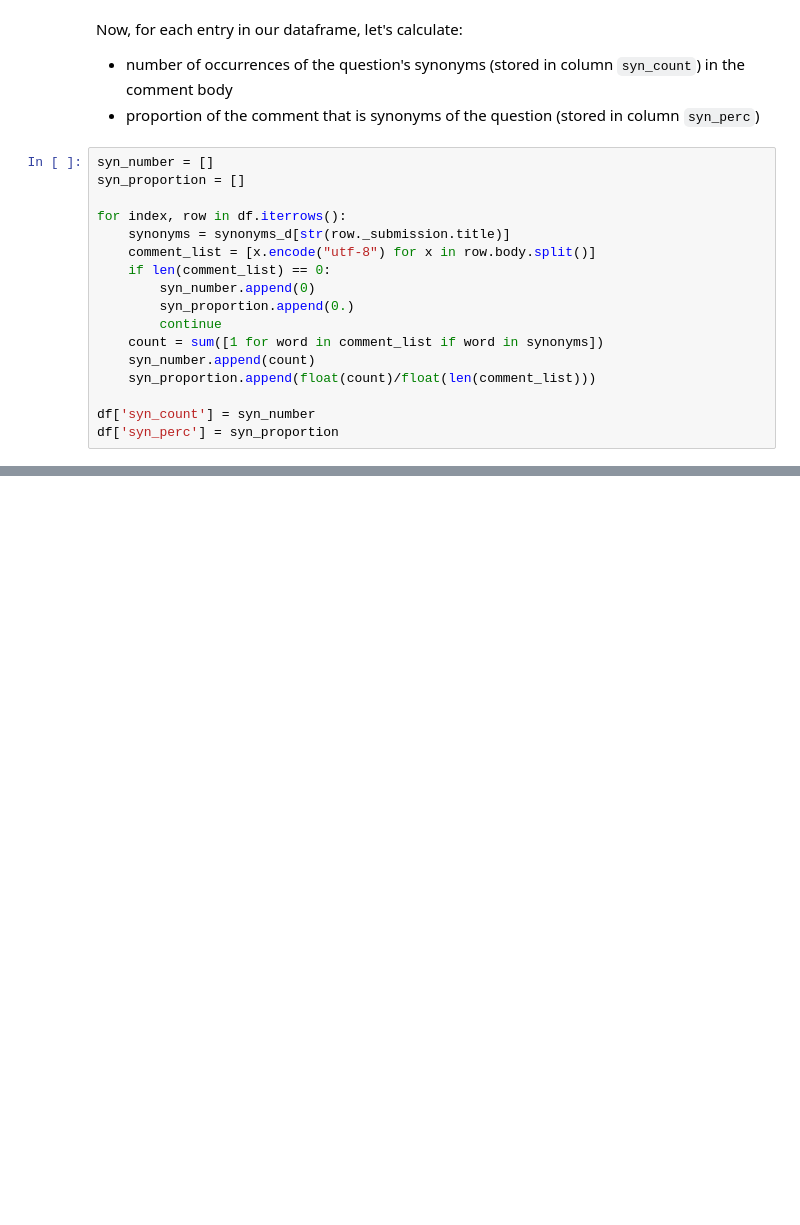
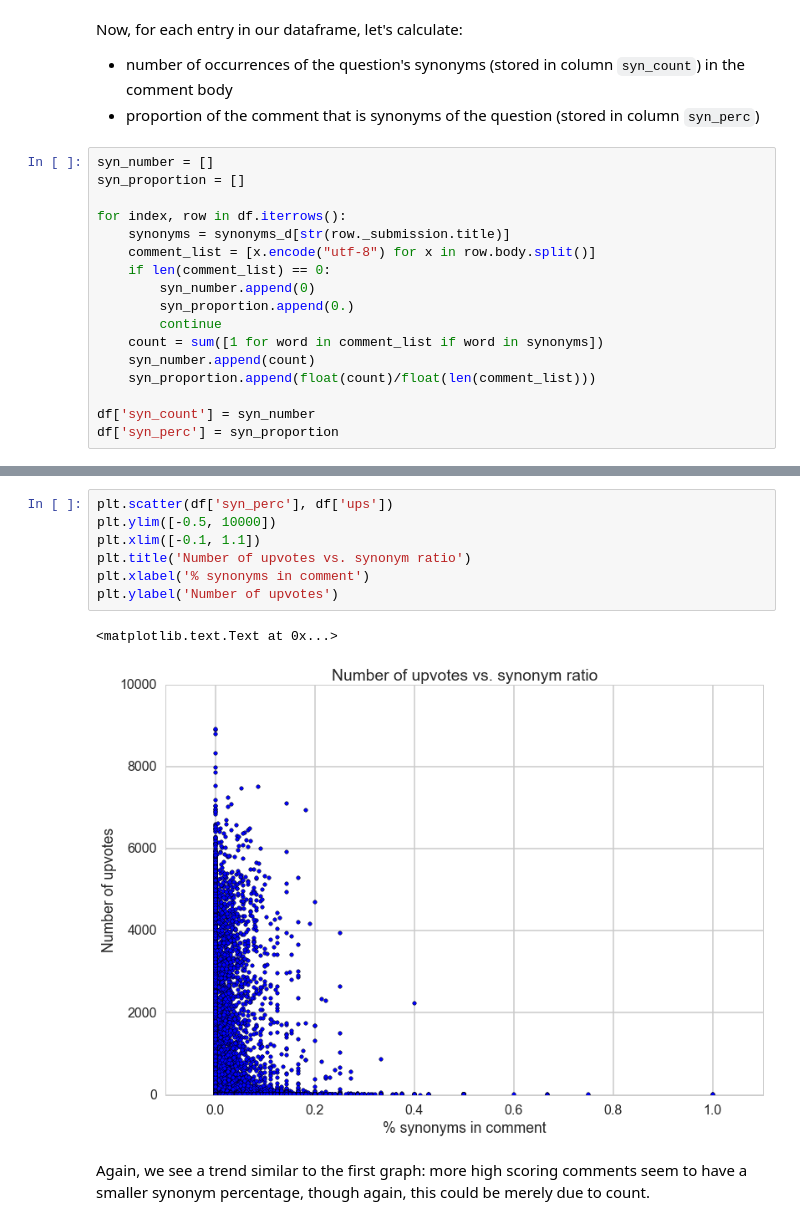
Before and after one commit to geoffstevens8/finalproject, a Jupyter notebook: feature_selection_jasmine.ipynb, the cells around one changed output, grey strips where cells are left out. Saved outputs shown, nothing was run; the diff lists cells and outputs as text; blank space fills up the shorter version.

```diff
--- a/feature_selection_jasmine.ipynb
+++ b/feature_selection_jasmine.ipynb
@@ -321,0 +334,12 @@ df['syn_perc'] = syn_proportion
+# %%
+plt.scatter(df['syn_perc'], df['ups'])
+plt.ylim([-0.5, 10000])
+plt.xlim([-0.1, 1.1])
+plt.title('Number of upvotes vs. synonym ratio')
+plt.xlabel('% synonyms in comment')
+plt.ylabel('Number of upvotes')
+# %% [output]
+<matplotlib.text.Text at 0x...>
+[figure, added]
+# %% [markdown]
+Again, we see a trend similar to the first graph: more high scoring comments seem to have a smaller synonym percentage, though again, this could be merely due to count.
```
Also changed, not shown: parts of 2 cells of this notebook.
